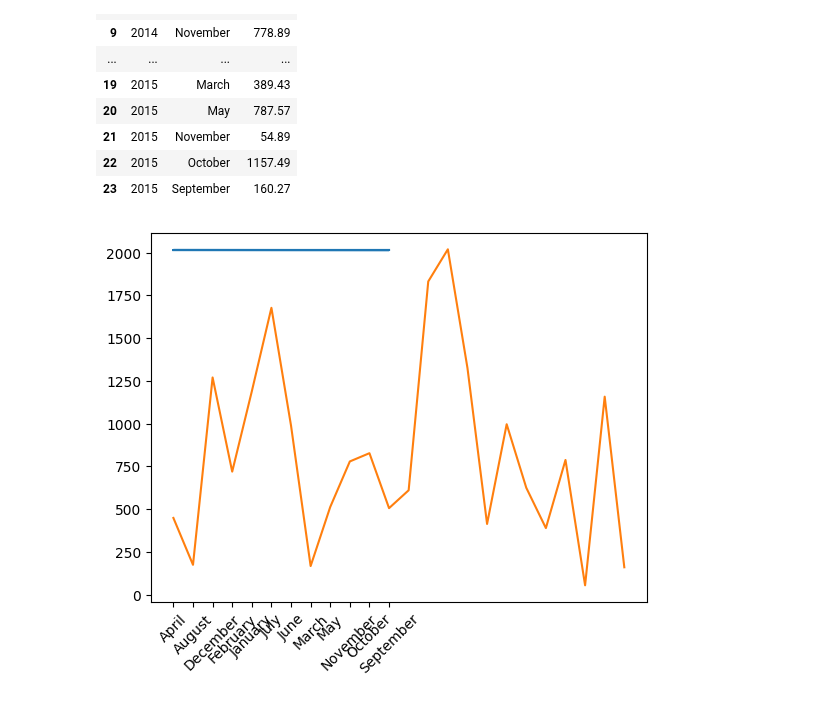
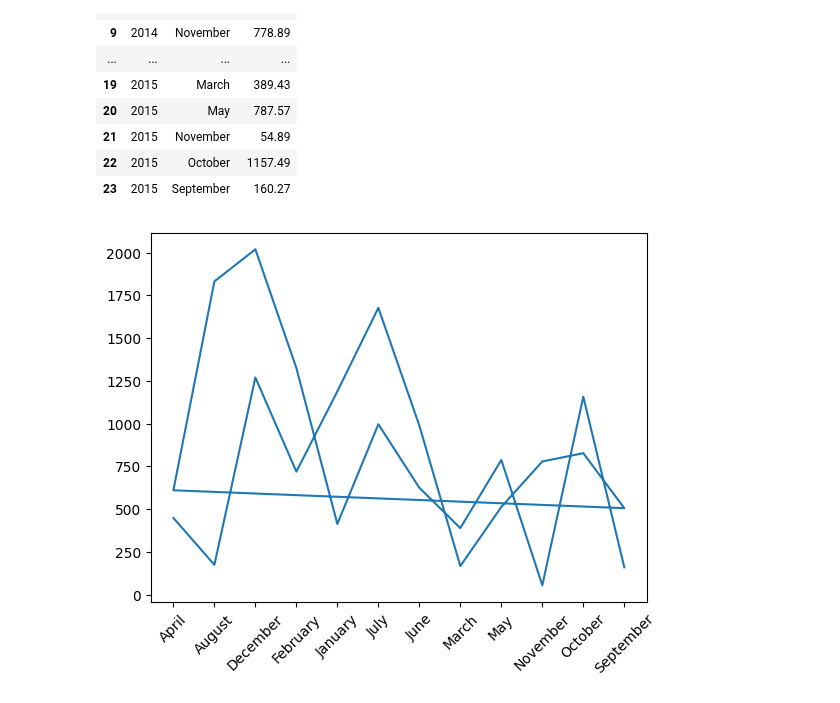
Before and after one commit to bissakaAI/DataAndData_analysis, a Jupyter notebook: Task_folder/pandas/electronicsales/Electronics_sales.ipynb, the cells around one changed output. Cells and saved outputs as stored; diff of their text form; code cells hidden in the pictures.

```diff
--- a/Task_folder/pandas/electronicsales/Electronics_sales.ipynb
+++ b/Task_folder/pandas/electronicsales/Electronics_sales.ipynb
@@ -347,8 +347,8 @@ Trends_of_sales_over_the_year
 | 23 | 2015 | September | 160.27 |
 # %%
 # lets plot
-plt.plot(Trends_of_sales_over_the_year["Month"], Trends_of_sales_over_the_year["Year"],Trends_of_sales_over_the_year["Revenue"])
+plt.plot(Trends_of_sales_over_the_year["Month"],Trends_of_sales_over_the_year["Revenue"])
 plt.xticks(rotation=45)
 plt.show()
 # %% [output]
-[figure, old version]
+[figure, new version]
```
Also changed, not shown: 4 other files.
